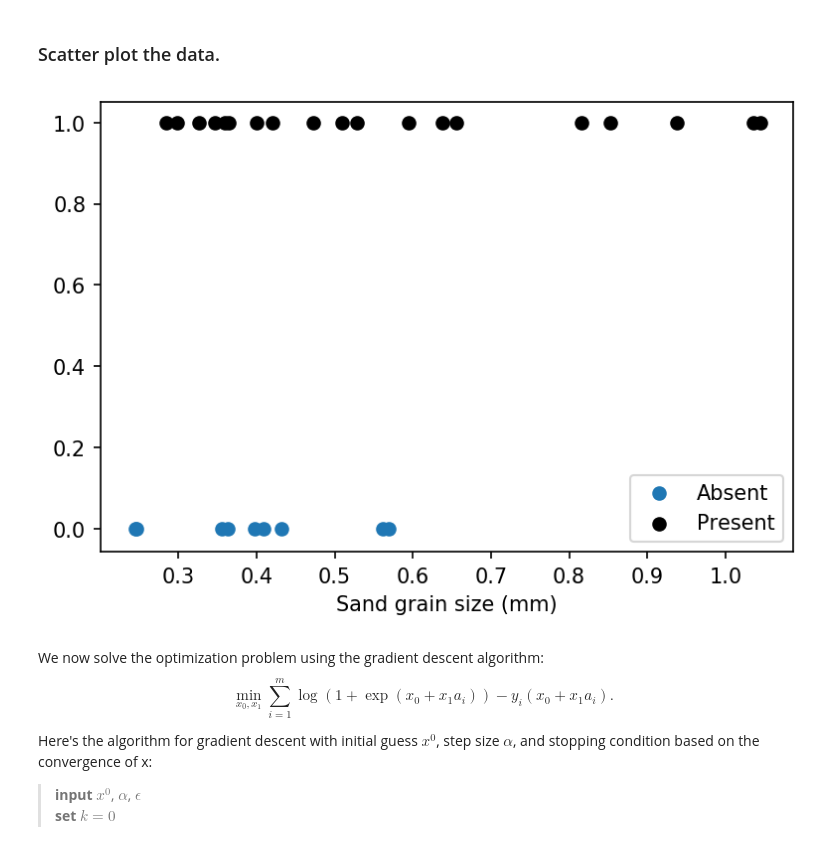
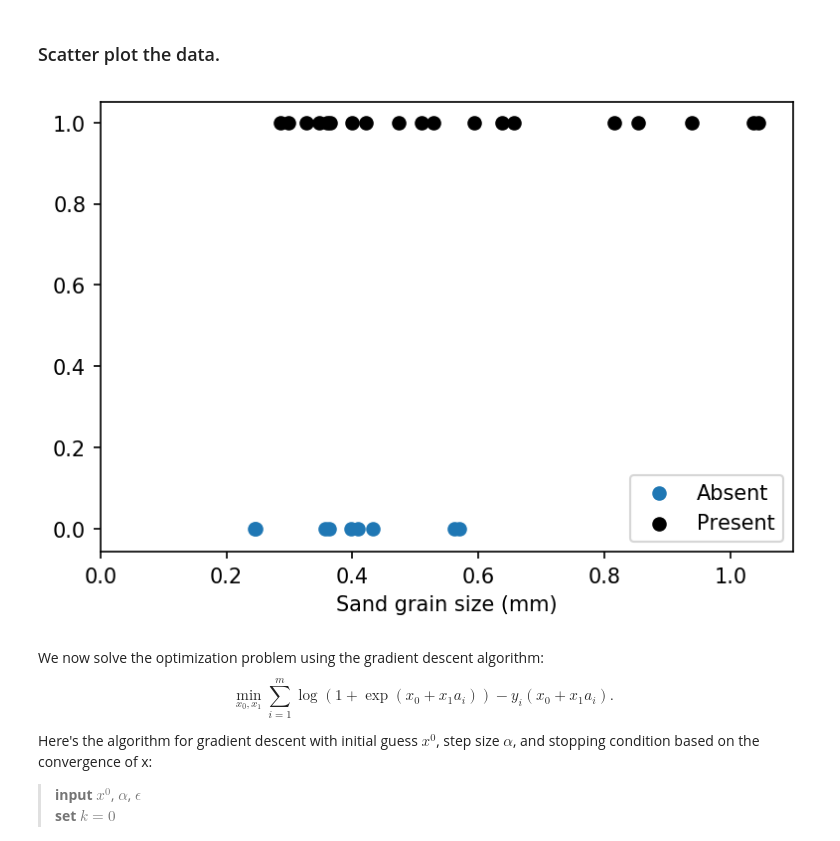
Before and after one commit to UW-AMO/neurohackademy, a Jupyter notebook: notebooks/Simple Logistic Regression.ipynb, the cells around one changed output. Cells and saved outputs as stored; diff of their text form; code cells hidden in the pictures.

```diff
--- a/notebooks/Simple Logistic Regression.ipynb
+++ b/notebooks/Simple Logistic Regression.ipynb
@@ -66,30 +66,31 @@ y = np.array([0, 0, 1, 1, 1, 1, 0, 1, 0, 1, 0, 1, 0, 1, 0, 1, 1, 1, 0, 0, 1, 1,
 # %%
 # Do some processing to get decent plots.
 m = np.shape(a)[0]
 num_ones = np.sum(y)
 num_zeros = m - num_ones
 a0 = np.zeros(num_zeros)
 a1 = np.zeros(num_ones)
 y0 = np.zeros(num_zeros)
 y1 = np.ones(num_ones)
 counter0 = 0
 counter1 = 0
 for i in range(m):
     if y[i] == 0:
         a0[counter0] = a[i]
         counter0 += 1
     else:
         a1[counter1] = a[i]
         counter1 += 1
 
 plt.figure(dpi = 150)
 plt.scatter(a0, y0, marker='o', label='Absent')
 plt.scatter(a1, y1, marker='o', color='black', label='Present')
 plt.xlabel('Sand grain size (mm)')
-plt.legend()
+plt.xlim([0, 1.1])
+plt.legend(loc=4)
 plt.show()
 # %% [output]
-[figure, old version]
+[figure, new version]
 # %% [markdown]
 We now solve the optimization problem using the gradient descent algorithm:
 \begin{equation*}
```
Also changed, not shown: parts of 20 cells of this notebook.
